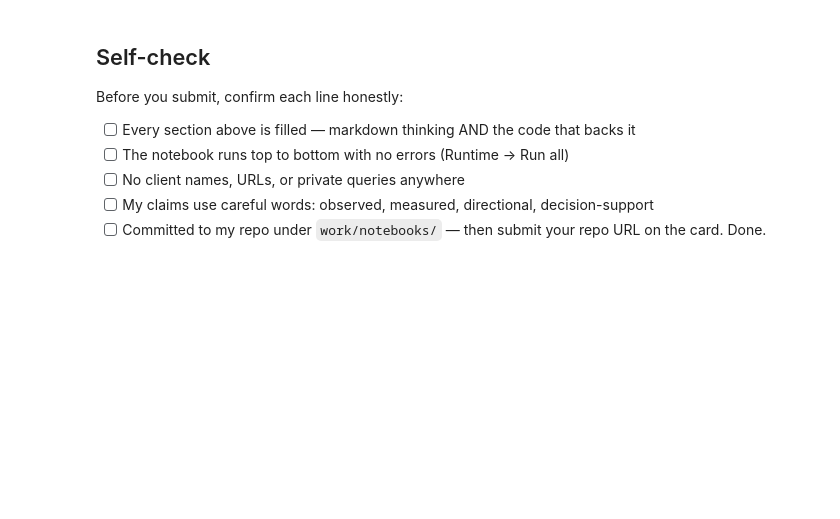
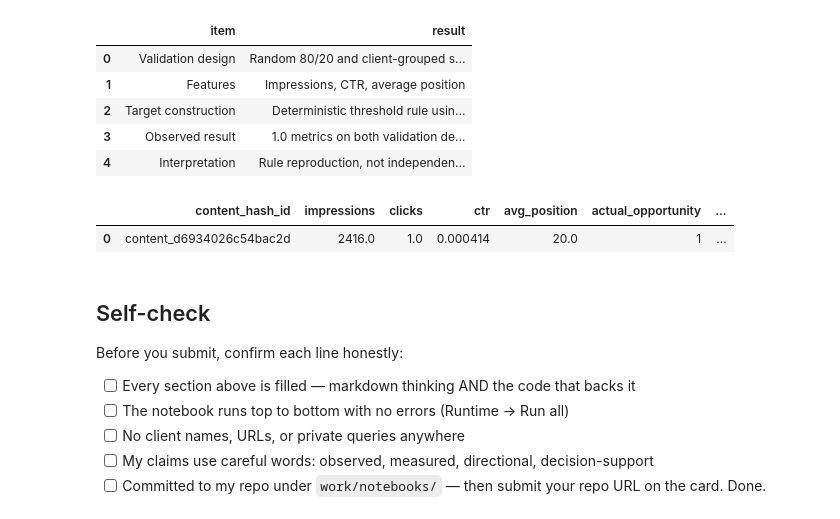
Before and after one commit to 124pritivarma6001-commits/flyrank_internship_ml, a Jupyter notebook: work/notebooks/w06_validation_audit.ipynb, the cells around one changed output. Cells and saved outputs as stored; diff of their text form; code cells hidden in the pictures; blank space fills up the shorter version.

```diff
--- a/work/notebooks/w06_validation_audit.ipynb
+++ b/work/notebooks/w06_validation_audit.ipynb
@@ -37,3 +396,46 @@ This skeleton is yours to fill. Work the sections **in order** — each one has
+# %%
+# Final claim-audit summary
+
+claim_audit = pd.DataFrame({
+    "item": [
+        "Validation design",
+        "Features",
+        "Target construction",
+        "Observed result",
+        "Interpretation"
+    ],
+    "result": [
+        "Random 80/20 and client-grouped split",
+        "Impressions, CTR, average position",
+        "Deterministic threshold rule using the same features",
+        "1.0 metrics on both validation designs",
+        "Rule reproduction, not independent predictive evidence"
+    ]
+})
+
+claim_audit
+# %% [output]
+|  | item | result |
+| 0 | Validation design | Random 80/20 and client-grouped s... |
+| 1 | Features | Impressions, CTR, average position |
+| 2 | Target construction | Deterministic threshold rule usin... |
+| 3 | Observed result | 1.0 metrics on both validation de... |
+| 4 | Interpretation | Rule reproduction, not independen... |
+# %%
+failure_example = pd.DataFrame({
+    "content_hash_id": ["content_d6934026c54bac2d"],
+    "impressions": [2416.0],
+    "clicks": [1.0],
+    "ctr": [0.000414],
+    "avg_position": [20.0],
+    "actual_opportunity": [1],
+    "week5_tree_prediction": [0]
+})
+
+failure_example
+# %% [output]
+|  | content_hash_id | impressions | clicks | ctr | avg_position | actual_opportunity | ... |
+| 0 | content_d6934026c54bac2d | 2416.0 | 1.0 | 0.000414 | 20.0 | 1 | ... |
 # %% [markdown]
 ## Self-check
 
```
Also changed, not shown: parts of 23 cells of this notebook.
